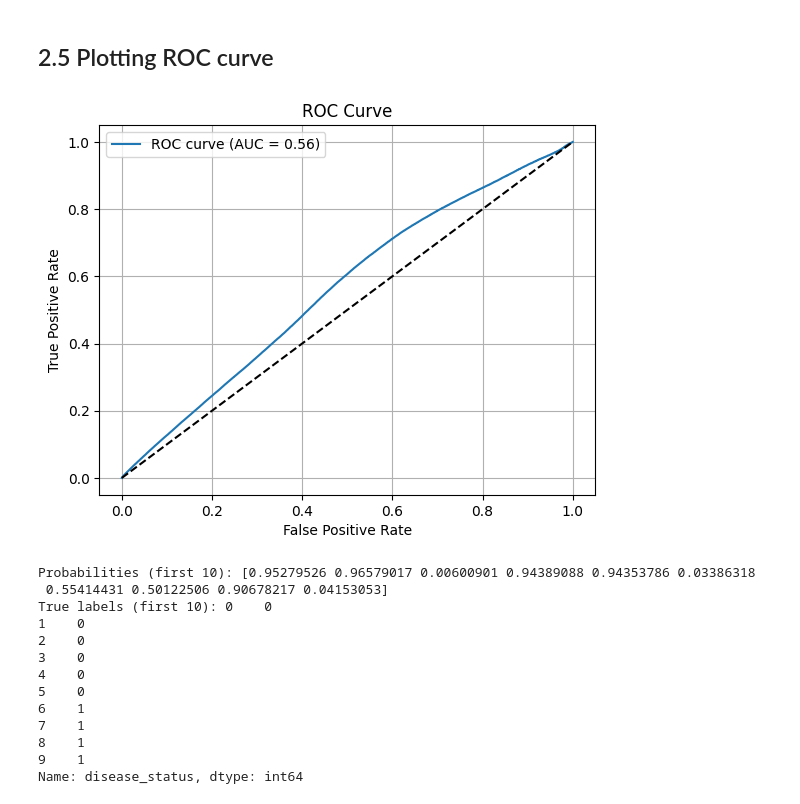
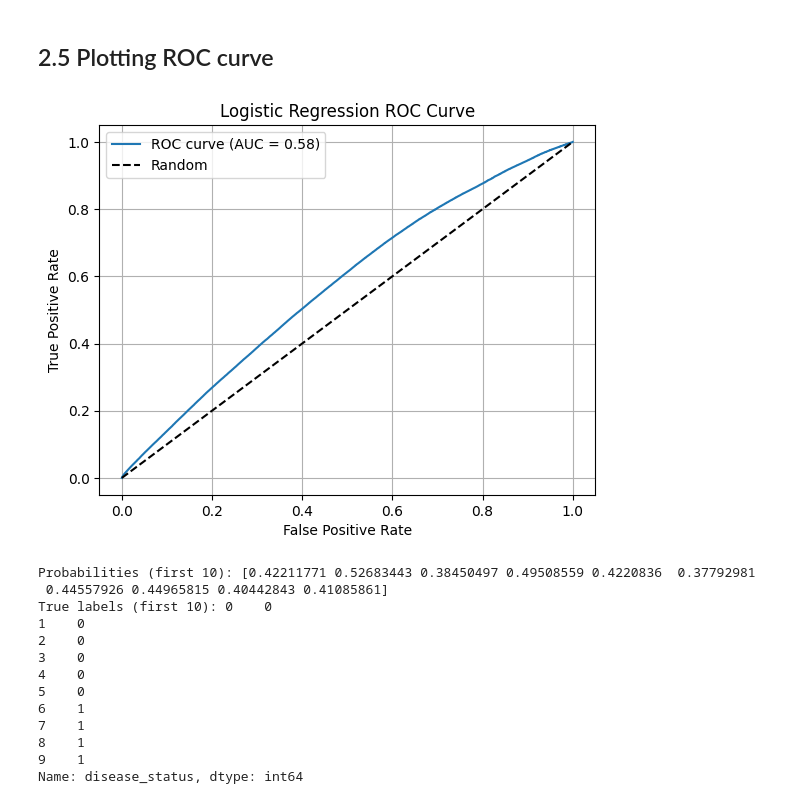
Before and after one commit to lewisl23/BCR-classification-model, a Jupyter notebook: model_training/logistic_regression/logistic_regression_SGD.ipynb, the cells around one changed output. Cells and saved outputs as stored; diff of their text form; code cells hidden in the pictures.

Commit message:
update model

```diff
--- a/model_training/logistic_regression/logistic_regression_SGD.ipynb
+++ b/model_training/logistic_regression/logistic_regression_SGD.ipynb
@@ -73,4 +74,4 @@ Fitting 5 folds for each of 8 candidates, totalling 40 fits
 [CV] END ....................sgd__alpha=0.1, sgd__penalty=l1; total time=  57.0s
 ['grid_search_1_results_SGD.pkl']
 # %%
-grid_search_1 = joblib.load("/home/s2106664/dissertation/model_training/grid_search_1_results_SGD.pkl")
+grid_search_1 = joblib.load("/home/s2106664/msc_project/model_training/logistic_regression/grid_search_1_results_SGD.pkl")
@@ -122,4 +142,4 @@ Fitting 5 folds for each of 12 candidates, totalling 60 fits
 [CV] END sgd__alpha=0.1, sgd__l1_ratio=0.9, sgd__penalty=elasticnet; total time=  36.7s
 ['grid_search_2_results_SGD.pkl']
 # %%
-grid_search_2 = joblib.load("/home/s2106664/dissertation/model_training/grid_search_2_results_SGD.pkl")
+grid_search_2 = joblib.load("/home/s2106664/msc_project/model_training/logistic_regression/grid_search_2_results_SGD.pkl")
@@ -302,26 +341,26 @@ plt.show()
 # %%
 y_prob = logistic_regression_model.predict_proba(X_test_scaled)[:, 1]
 
 fpr, tpr, _ = roc_curve(y_test, y_prob)
 roc_auc = auc(fpr, tpr)
 
 plt.figure()
 plt.plot(fpr, tpr, label=f"ROC curve (AUC = {roc_auc:.2f})")
-plt.plot([0, 1], [0, 1], "k--")
+plt.plot([0, 1], [0, 1], "k--", label="Random")
 plt.xlabel("False Positive Rate")
 plt.ylabel("True Positive Rate")
-plt.title("ROC Curve")
+plt.title("Logistic Regression ROC Curve")
 plt.legend()
 plt.grid()
 plt.savefig("logistic_roc_curve.png", dpi=300, bbox_inches='tight')
 plt.show()
 
 print("Probabilities (first 10):", y_prob[:10])
 print("True labels (first 10):", y_test[:10])
 # %% [output]
-[figure, old version]
+[figure, new version]
-Probabilities (first 10): [0.95279526 0.96579017 0.00600901 0.94389088 0.94353786 0.03386318
- 0.55414431 0.50122506 0.90678217 0.04153053]
+Probabilities (first 10): [0.42211771 0.52683443 0.38450497 0.49508559 0.4220836  0.37792981
+ 0.44557926 0.44965815 0.40442843 0.41085861]
 True labels (first 10): 0    0
 1    0
 2    0
```
Also changed, not shown: parts of 16 cells of this notebook, 7 other files.
